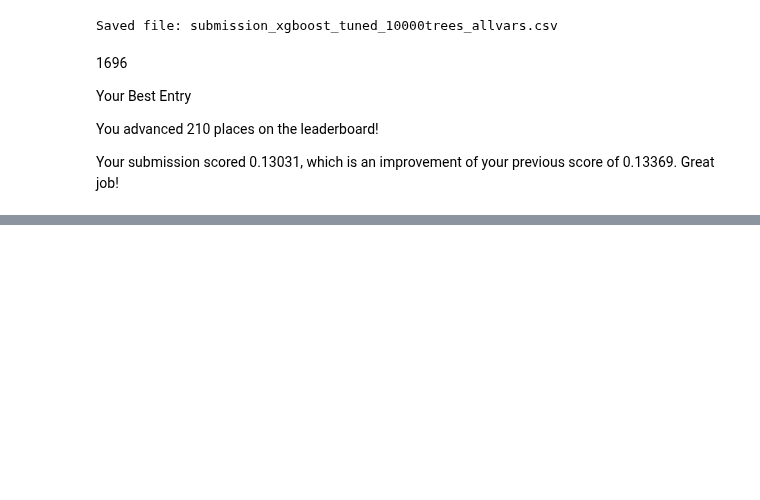
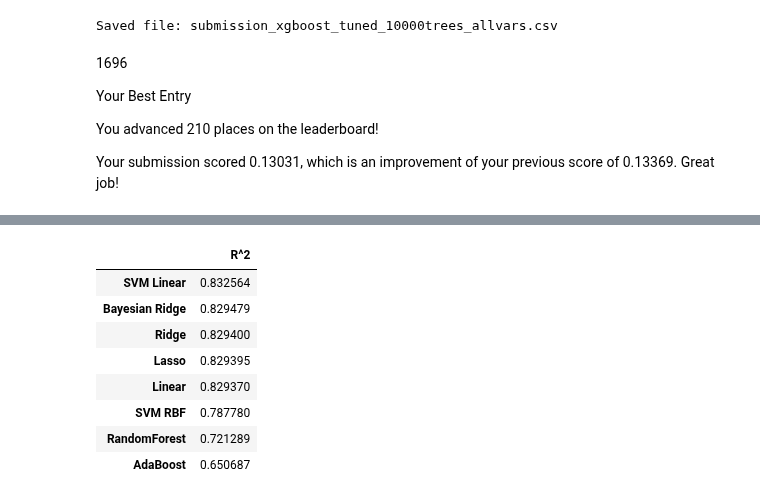
Before and after one commit to cgleach/w207_home_price_predictions_grp1, a Jupyter notebook: price_predictions_group1.ipynb, the cells around one changed output, grey strips where cells are left out. Saved outputs shown, nothing was run; the diff lists cells and outputs as text; code cells hidden in the pictures; blank space fills up the shorter version.

```diff
--- a/price_predictions_group1.ipynb
+++ b/price_predictions_group1.ipynb
@@ -788,0 +835,59 @@ Your submission scored 0.13031, which is an improvement of your previous score o
+# %%
+# Looks like top 30 PC can fully explain the variance
+pca = PCA(n_components=30,whiten=True)
+pca = pca.fit(data)
+dataPCA = pca.transform(data)
+# %%
+from sklearn.model_selection import cross_val_score
+from sklearn.metrics import make_scorer, r2_score
+from sklearn.ensemble import RandomForestRegressor
+from sklearn import svm
+from sklearn.ensemble import AdaBoostRegressor
+# Initial Model Selection
+# Split traing and test
+train = dataPCA[:1460]
+test = dataPCA[1460:]
+
+def myModelSelection(train,labels):
+    results={}
+    def test_model(clf):
+
+        cv = KFold(n_splits=5,shuffle=True,random_state=45)
+        r2 = make_scorer(r2_score)
+        r2_val_score = cross_val_score(clf, train, labels, cv=cv,scoring=r2)
+        scores=[r2_val_score.mean()]
+        return scores
+
+    clf = linear_model.LinearRegression()
+    results["Linear"]=test_model(clf)
+    clf = linear_model.Ridge()
+    results["Ridge"]=test_model(clf)
+    clf = linear_model.BayesianRidge()
+    results["Bayesian Ridge"]=test_model(clf)
+    clf = linear_model.Lasso(alpha=1e-4)
+    results["Lasso"]=test_model(clf)
+    clf = RandomForestRegressor()
+    results["RandomForest"]=test_model(clf)
+    clf = AdaBoostRegressor()
+    results["AdaBoost"]=test_model(clf)
+    clf = svm.SVR()
+    results["SVM RBF"]=test_model(clf)
+    clf = svm.SVR(kernel="linear")
+    results["SVM Linear"]=test_model(clf)
+
+    results = pd.DataFrame.from_dict(results,orient='index')
+    results.columns=["R^2"]
+    results=results.sort_values(by=["R^2"],ascending=False)
+    return results
+
+myModelSelection(train,labels)
+# %% [output]
+|  | R^2 |
+| SVM Linear | 0.832564 |
+| Bayesian Ridge | 0.829479 |
+| Ridge | 0.829400 |
+| Lasso | 0.829395 |
+| Linear | 0.829370 |
+| SVM RBF | 0.787780 |
+| RandomForest | 0.721289 |
+| AdaBoost | 0.650687 |
```
Also changed, not shown: parts of 15 cells of this notebook, 1 other file.
